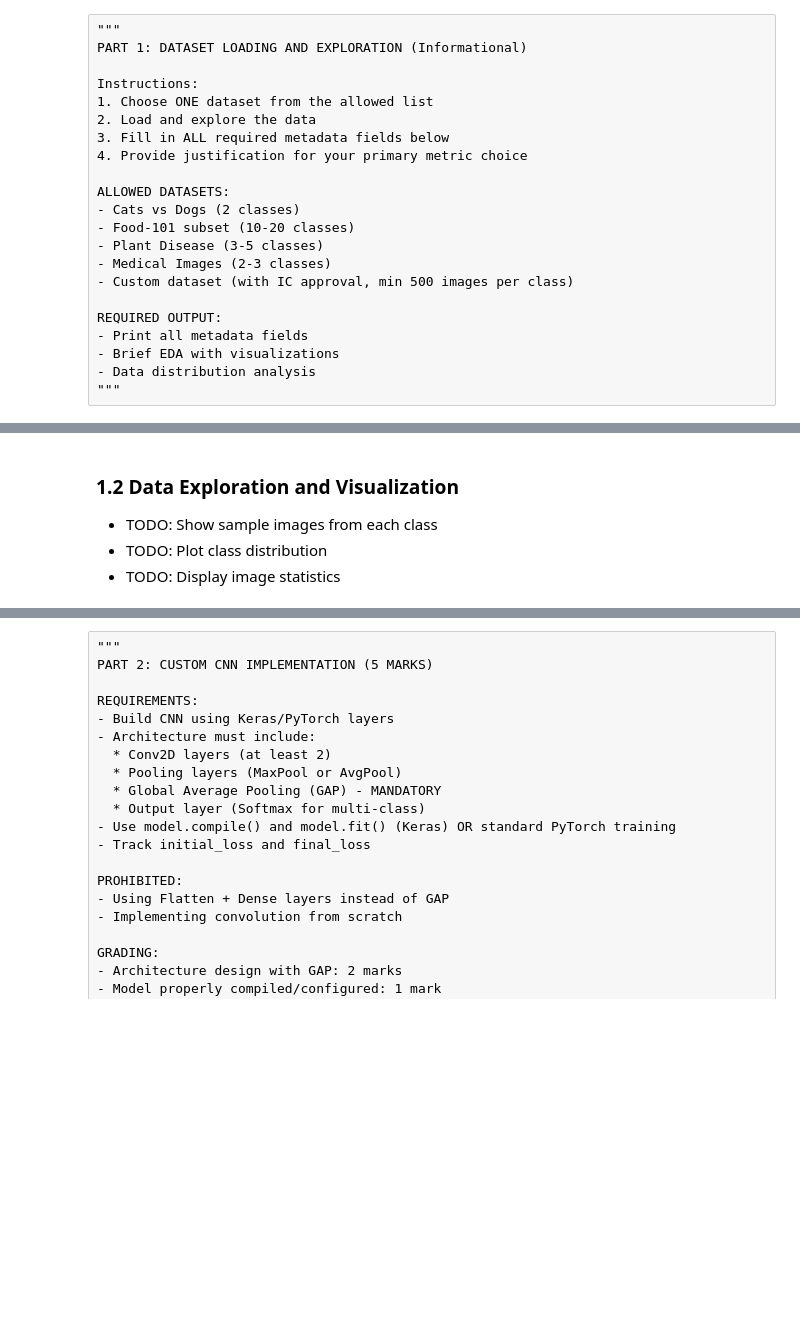
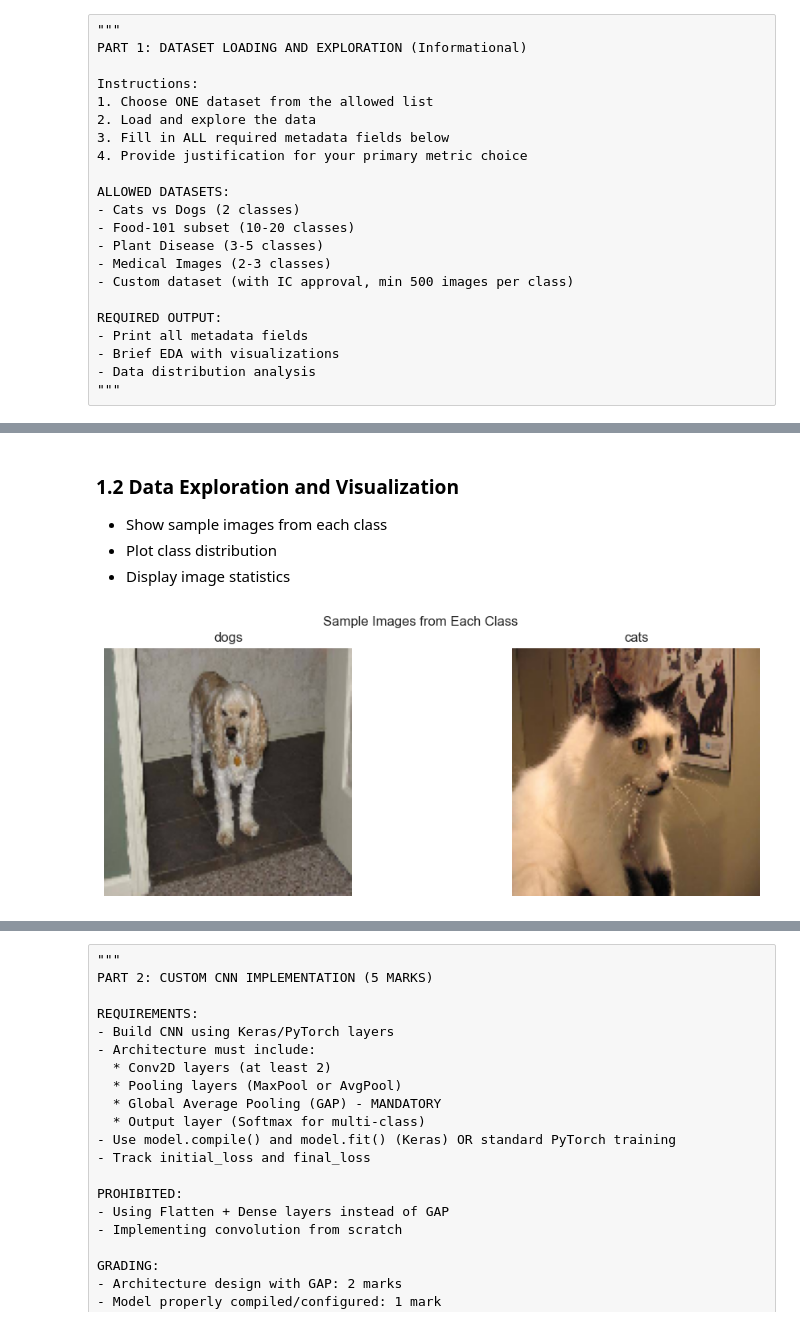
Before and after one commit to UjjwalMittal-wilp/DNN_Assignment2_CNN, a Jupyter notebook: 2025AA05626_cnn_assignment.ipynb, the cells around one changed output, grey strips where cells are left out. Drawn from its saved outputs; the diff is of its cells as text; code cells hidden in the pictures; blank space fills up the shorter version.

```diff
--- a/2025AA05626_cnn_assignment.ipynb
+++ b/2025AA05626_cnn_assignment.ipynb
@@ -132,7 +120,5 @@ TODO: Load your chosen dataset
 # %%
-from tensorflow.keras.preprocessing.image import ImageDataGenerator
-
-image_size = (224,224)
+image_size = (128,128)
 
 datagen = ImageDataGenerator(rescale=1./255, validation_split=0.1)
 
@@ -185,6 +175,37 @@ print(f"Metric Justification: {metric_justification}")
 # %% [markdown]
 ### 1.2 Data Exploration and Visualization
 
-- TODO: Show sample images from each class
-- TODO: Plot class distribution
-- TODO: Display image statistics
+- Show sample images from each class
+- Plot class distribution
+- Display image statistics
+# %%
+# Show Sample images
+
+# Get one batch of images
+images, labels = next(train_gen)
+
+class_indices = train_gen.class_indices
+class_names = list(class_indices.keys())
+
+plt.figure(figsize=(12, 4))
+shown_classes = set()
+
+for img, label in zip(images, labels):
+    class_id = np.argmax(label)
+
+    # Show only one image per class
+    if class_id not in shown_classes:
+        img_display = (img * 255).astype("uint8") #denormalizing for display only
+        plt.subplot(1, len(class_names), len(shown_classes) + 1)
+        plt.imshow(img)
+        plt.title(class_names[class_id])
+        plt.axis("off")
+        shown_classes.add(class_id)
+
+    if len(shown_classes) == len(class_names):
+        break
+
+plt.suptitle("Sample Images from Each Class")
+plt.show()
+# %% [output]
+[figure, added]
```
Also changed, not shown: parts of 62 cells of this notebook.
